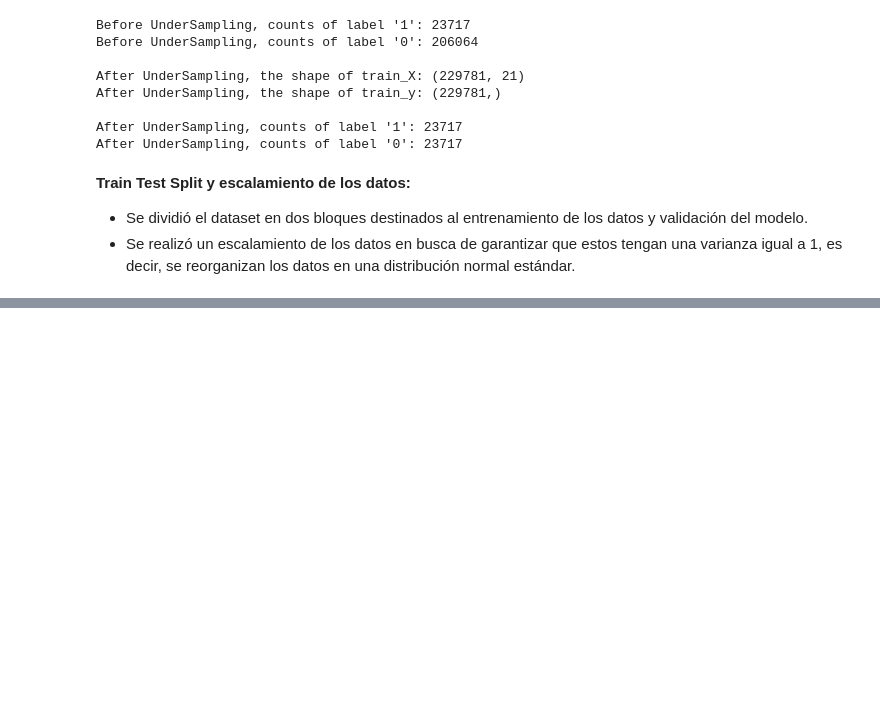
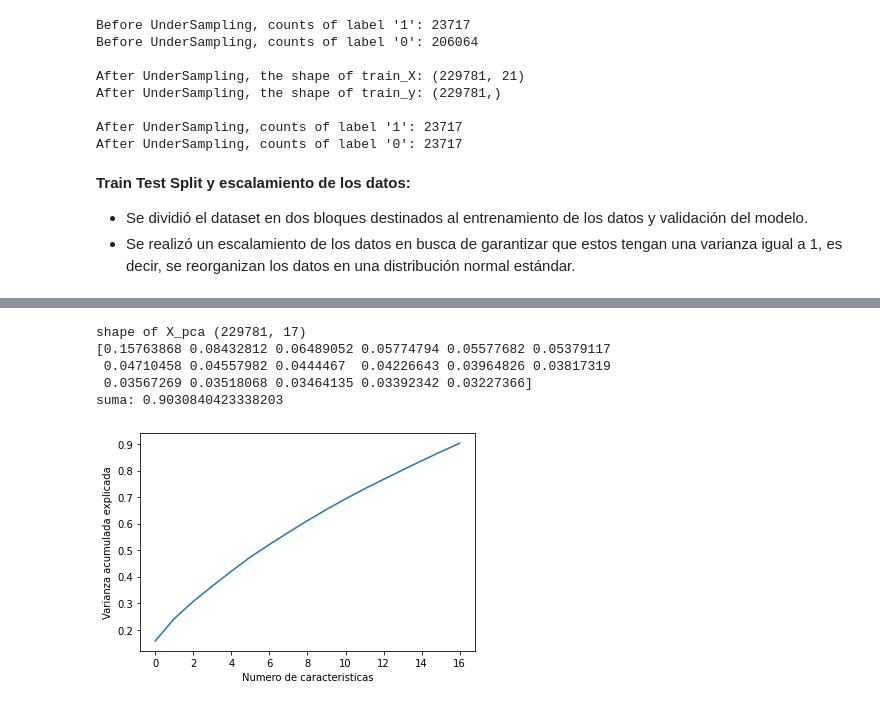
Before and after one commit to arleyberrio/Proyecto-final-simulaci-n, a Jupyter notebook: Predicción_Heart_Disease_or_Attack.ipynb, the cells around one changed output, grey strips where cells are left out. Drawn from its saved outputs; the diff is of its cells as text; code cells hidden in the pictures; blank space fills up the shorter version.

```diff
--- a/Predicción_Heart_Disease_or_Attack.ipynb
+++ b/Predicción_Heart_Disease_or_Attack.ipynb
@@ -409,0 +400,31 @@ Confusion Matrix:
+# %%
+from sklearn.decomposition import PCA
+from sklearn.preprocessing import StandardScaler
+#normalizamos los datos
+scaler=StandardScaler()
+df1 = df.drop(['HeartDiseaseorAttack'], axis=1) # quito la variable dependiente "Y"
+scaler.fit(df1) # calculo la media para poder hacer la transformacion
+X_scaled=scaler.transform(df1)
+
+#Instanciamos objeto PCA y aplicamos
+pca=PCA(n_components=17) # Otra opción es instanciar pca sólo con dimensiones nuevas hasta obtener un mínimo "explicado" ej.: pca=PCA(.85)
+pca.fit(X_scaled) # obtener los componentes principales
+X_pca=pca.transform(X_scaled) # convertimos nuestros datos con las nuevas dimensiones de PCA
+
+print("shape of X_pca", X_pca.shape)
+expl = pca.explained_variance_ratio_
+print(expl)
+print('suma:',sum(expl[0:17]))
+
+#graficamos el acumulado de varianza explicada en las nuevas dimensiones
+plt.plot(np.cumsum(pca.explained_variance_ratio_))
+plt.xlabel('Numero de caracteristicas')
+plt.ylabel('Varianza acumulada explicada')
+plt.show()
+# %% [output]
+shape of X_pca (229781, 17)
+[0.15763868 0.08432812 0.06489052 0.05774794 0.05577682 0.05379117
+ 0.04710458 0.04557982 0.0444467  0.04226643 0.03964826 0.03817319
+ 0.03567269 0.03518068 0.03464135 0.03392342 0.03227366]
+suma: 0.9030840423338203
+[figure, added]
```
Also changed, not shown: parts of 6 cells of this notebook, 1 other file.
